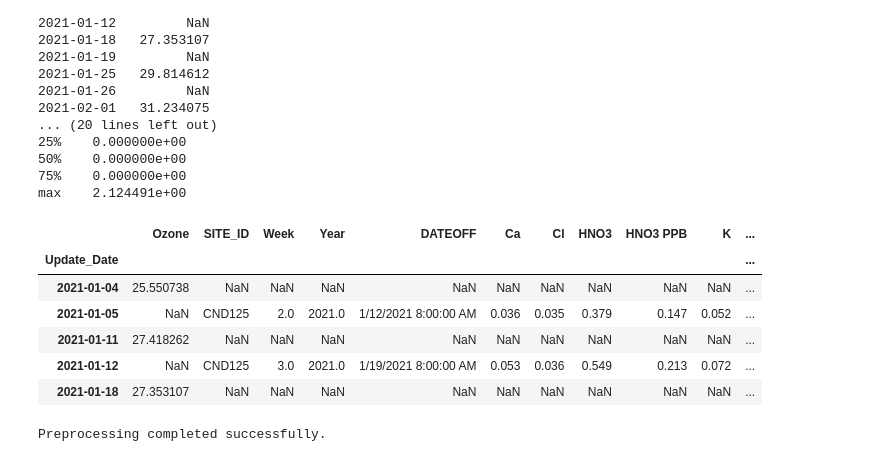
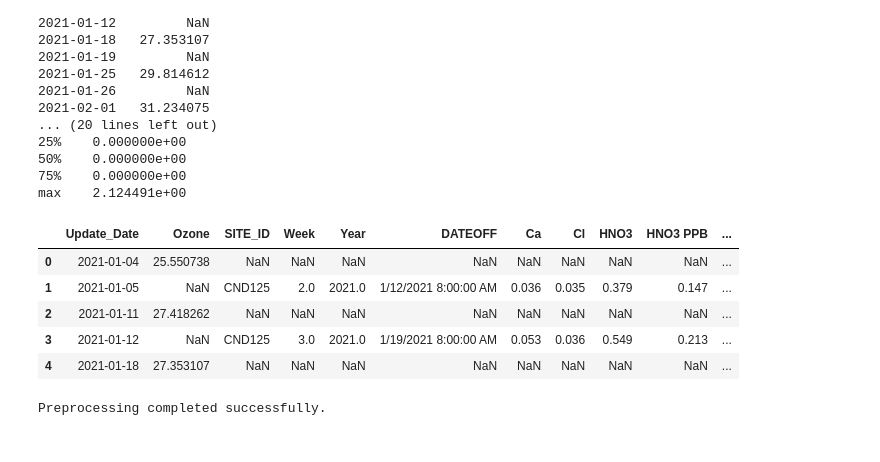
Before and after one commit to rahul-premanand/Hello-World, a Jupyter notebook: preprocess_data.ipynb, the cells around one changed output. Cells and saved outputs as stored; diff of their text form; code cells hidden in the pictures.

```diff
--- a/preprocess_data.ipynb
+++ b/preprocess_data.ipynb
@@ -170,28 +194,30 @@ Update_Date
 75%    0.000000e+00
 max    2.124491e+00
 # %%
+if 'Update_Date' in concatenated_df.index.names:
+    concatenated_df.reset_index(inplace=True)
+
+# Replace 0 with NaN in the DataFrame
+concatenated_df.replace(0, np.nan, inplace=True)
 
 # Define the feature matrix X and target vector y
 X = concatenated_df.drop(columns=['Ozone'])
 y = concatenated_df['Ozone']
 
 # Split the data into training and testing sets
 X_train, X_test, y_train, y_test = train_test_split(X, y, test_size=0.2, random_state=42)
 
 # Save preprocessed data
-concatenated_df.to_csv('preprocessed_data.csv', index=False)
+concatenated_df.to_csv('final_preprocessed_data.csv', index=False)
 
 # Print to verify
-concatenated_df.replace(0, np.nan, inplace=True)
-
 display(concatenated_df.head())
 print("Preprocessing completed successfully.")
 # %% [output]
-|  | Ozone | SITE_ID | Week | Year | DATEOFF | Ca | Cl | HNO3 | HNO3 PPB | K | ... |
-| Update_Date |  |  |  |  |  |  |  |  |  |  | ... |
-| 2021-01-04 | 25.550738 | NaN | NaN | NaN | NaN | NaN | NaN | NaN | NaN | NaN | ... |
-| 2021-01-05 | NaN | CND125 | 2.0 | 2021.0 | 1/12/2021 8:00:00 AM | 0.036 | 0.035 | 0.379 | 0.147 | 0.052 | ... |
-| 2021-01-11 | 27.418262 | NaN | NaN | NaN | NaN | NaN | NaN | NaN | NaN | NaN | ... |
-| 2021-01-12 | NaN | CND125 | 3.0 | 2021.0 | 1/19/2021 8:00:00 AM | 0.053 | 0.036 | 0.549 | 0.213 | 0.072 | ... |
-| 2021-01-18 | 27.353107 | NaN | NaN | NaN | NaN | NaN | NaN | NaN | NaN | NaN | ... |
+|  | Update_Date | Ozone | SITE_ID | Week | Year | DATEOFF | Ca | Cl | HNO3 | HNO3 PPB | ... |
+| 0 | 2021-01-04 | 25.550738 | NaN | NaN | NaN | NaN | NaN | NaN | NaN | NaN | ... |
+| 1 | 2021-01-05 | NaN | CND125 | 2.0 | 2021.0 | 1/12/2021 8:00:00 AM | 0.036 | 0.035 | 0.379 | 0.147 | ... |
+| 2 | 2021-01-11 | 27.418262 | NaN | NaN | NaN | NaN | NaN | NaN | NaN | NaN | ... |
+| 3 | 2021-01-12 | NaN | CND125 | 3.0 | 2021.0 | 1/19/2021 8:00:00 AM | 0.053 | 0.036 | 0.549 | 0.213 | ... |
+| 4 | 2021-01-18 | 27.353107 | NaN | NaN | NaN | NaN | NaN | NaN | NaN | NaN | ... |
 Preprocessing completed successfully.
```
Also changed, not shown: parts of 3 cells of this notebook.
